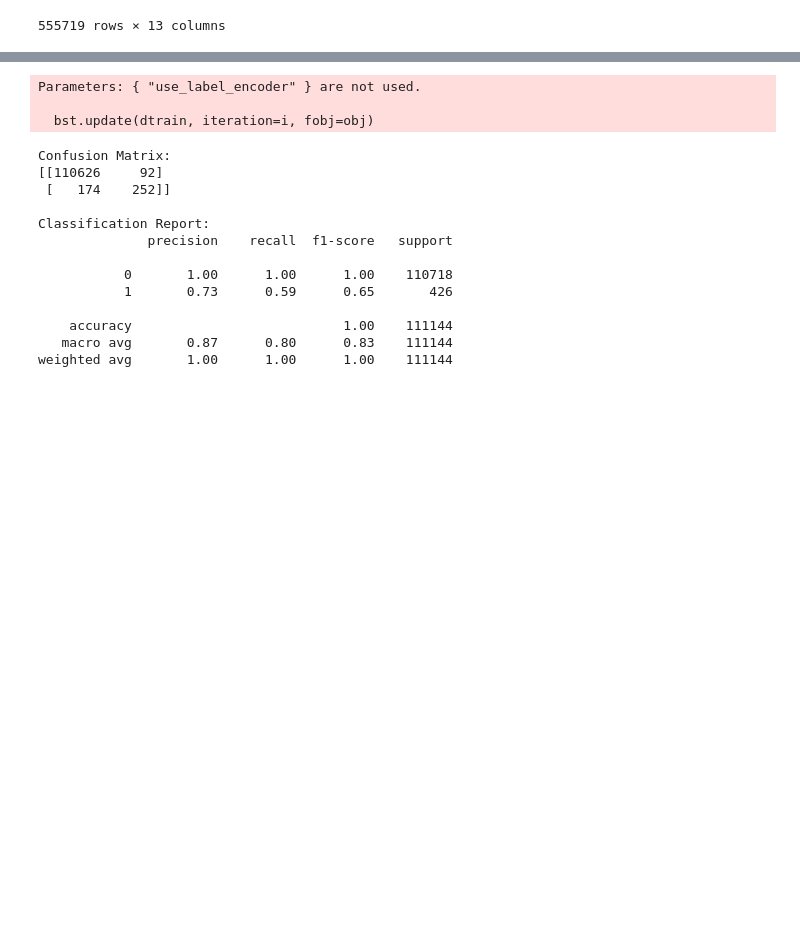
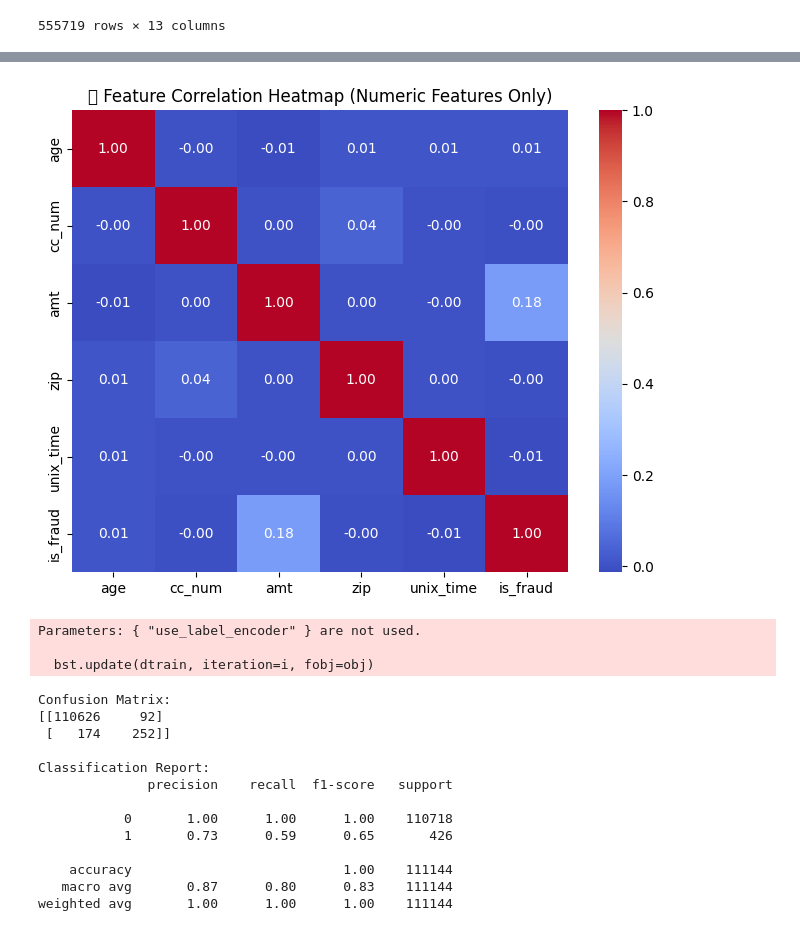
Before and after one commit to praabbass/Credit_Card_Fraud_Detection, a Jupyter notebook: Fraud_Dectection.ipynb, the cells around one changed output, grey strips where cells are left out. Drawn from its saved outputs; the diff is of its cells as text; code cells hidden in the pictures; blank space fills up the shorter version.

```diff
--- a/Fraud_Dectection.ipynb
+++ b/Fraud_Dectection.ipynb
@@ -251,3 +254,31 @@ Note: you may need to restart the kernel to use updated packages.
+# %%
+# 3️⃣ Time Series Analysis (if 'timestamp' column exists)
+if 'timestamp' in df.columns:
+    df['timestamp'] = pd.to_datetime(df['timestamp'])
+    time_summary = df.groupby([df['timestamp'].dt.date, 'is_fraud']).size().unstack(fill_value=0)
+
+    plt.figure(figsize=(10, 5))
+    time_summary.plot(kind='line', marker='o')
+    plt.xlabel('Date')
+    plt.ylabel('Number of Transactions')
+    plt.title('📆 Fraud vs Non-Fraud Transactions Over Time')
+    plt.legend(['Non-Fraud', 'Fraud'])
+    plt.grid(True)
+    plt.show()
+# %%
+# 4️⃣ Correlation Heatmap of Numeric Features Only
+plt.figure(figsize=(8, 6))
+
+# Select only numeric columns
+numeric_df = df.select_dtypes(include=['int64', 'float64'])
+
+corr_df = numeric_df.corr()
+
+sns.heatmap(corr_df, annot=True, fmt='.2f', cmap='coolwarm')
+plt.title('🔥 Feature Correlation Heatmap (Numeric Features Only)')
+plt.show()
+# %% [output]
+[figure, added]
 # %%
 import pandas as pd
 import xgboost as xgb
```
Also changed, not shown: parts of 9 cells of this notebook.
